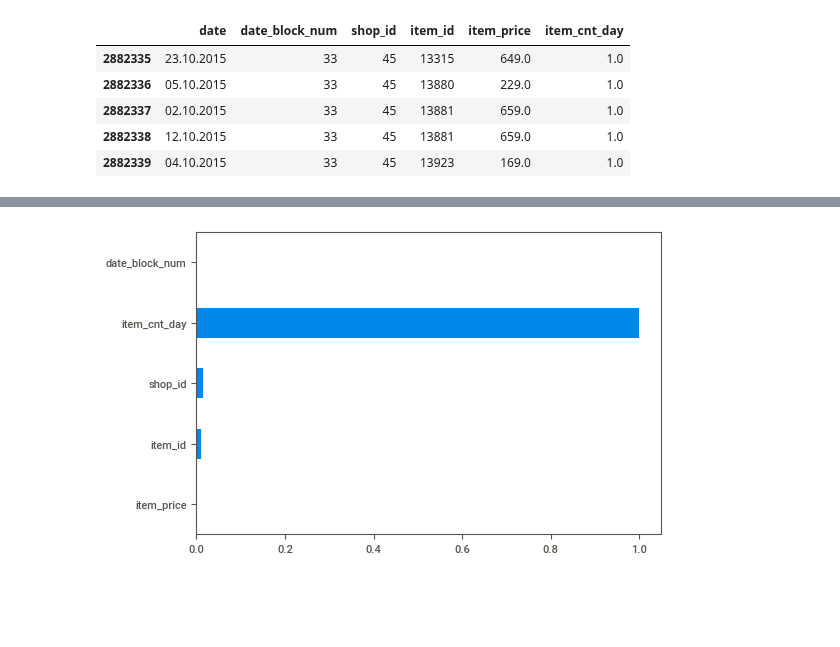
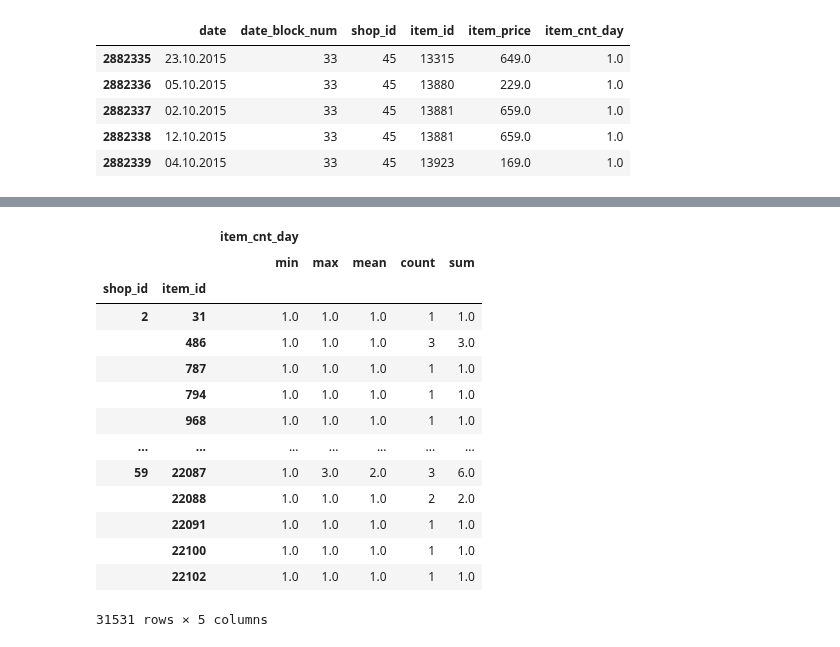
Before and after one commit to alessiorecchia/strive_exe, a Jupyter notebook: M4_Feature_Eng/06. FeatSel & DimRed/sales_exercise.ipynb, the cells around one changed output, grey strips where cells are left out. Drawn from its saved outputs; the diff is of its cells as text; code cells hidden in the pictures; blank space fills up the shorter version.

```diff
--- a/M4_Feature_Eng/06. FeatSel & DimRed/sales_exercise.ipynb
+++ b/M4_Feature_Eng/06. FeatSel & DimRed/sales_exercise.ipynb
@@ -16 +6,8 @@ df.head()
+# %%
+# Load dataframes
+path = '../../../predict-future-sales/'
+
+df_train = pd.read_csv(path + 'sales_train.csv')
+df_test = pd.read_csv(path + 'test.csv')
+df_sub = pd.read_csv(path + 'sample_submission.csv')
 # %%
@@ -64,7 +58,7 @@ Report Advertising.html was generated! NOTEBOOK/COLAB USERS: the web browser MAY
 # %%
-df_october_test = df.loc[df['date_block_num'] == 33]
+df_october_train = df_train.loc[df_train['date_block_num'] == 33]
 
-df_october_test.head()
+df_october_train.head()
 # %% [output]
 |  | date | date_block_num | shop_id | item_id | item_price | item_cnt_day |
 | 2882335 | 23.10.2015 | 33 | 45 | 13315 | 649.0 | 1.0 |
@@ -101,4 +69,18 @@ memory usage: 2.9+ MB
-# %%
-df_october_sales.corr()['item_cnt_day'].abs().sort_values().plot.barh();
-# %% [output]
-[figure, removed]
+# %%
+df_october_train.groupby(["shop_id", "item_id"])[["item_cnt_day"]].agg(["min", "max", "mean", "count", "sum"])
+# %% [output]
+|  |  | item_cnt_day |  |  |  |  |
+|  |  | min | max | mean | count | sum |
+| shop_id | item_id |  |  |  |  |  |
+| 2 | 31 | 1.0 | 1.0 | 1.0 | 1 | 1.0 |
+|  | 486 | 1.0 | 1.0 | 1.0 | 3 | 3.0 |
+|  | 787 | 1.0 | 1.0 | 1.0 | 1 | 1.0 |
+|  | 794 | 1.0 | 1.0 | 1.0 | 1 | 1.0 |
+|  | 968 | 1.0 | 1.0 | 1.0 | 1 | 1.0 |
+| ... | ... | ... | ... | ... | ... | ... |
+| 59 | 22087 | 1.0 | 3.0 | 2.0 | 3 | 6.0 |
+|  | 22088 | 1.0 | 1.0 | 1.0 | 2 | 2.0 |
+|  | 22091 | 1.0 | 1.0 | 1.0 | 1 | 1.0 |
+|  | 22100 | 1.0 | 1.0 | 1.0 | 1 | 1.0 |
+|  | 22102 | 1.0 | 1.0 | 1.0 | 1 | 1.0 |
+31531 rows × 5 columns
```
Also changed, not shown: parts of 12 cells of this notebook.
